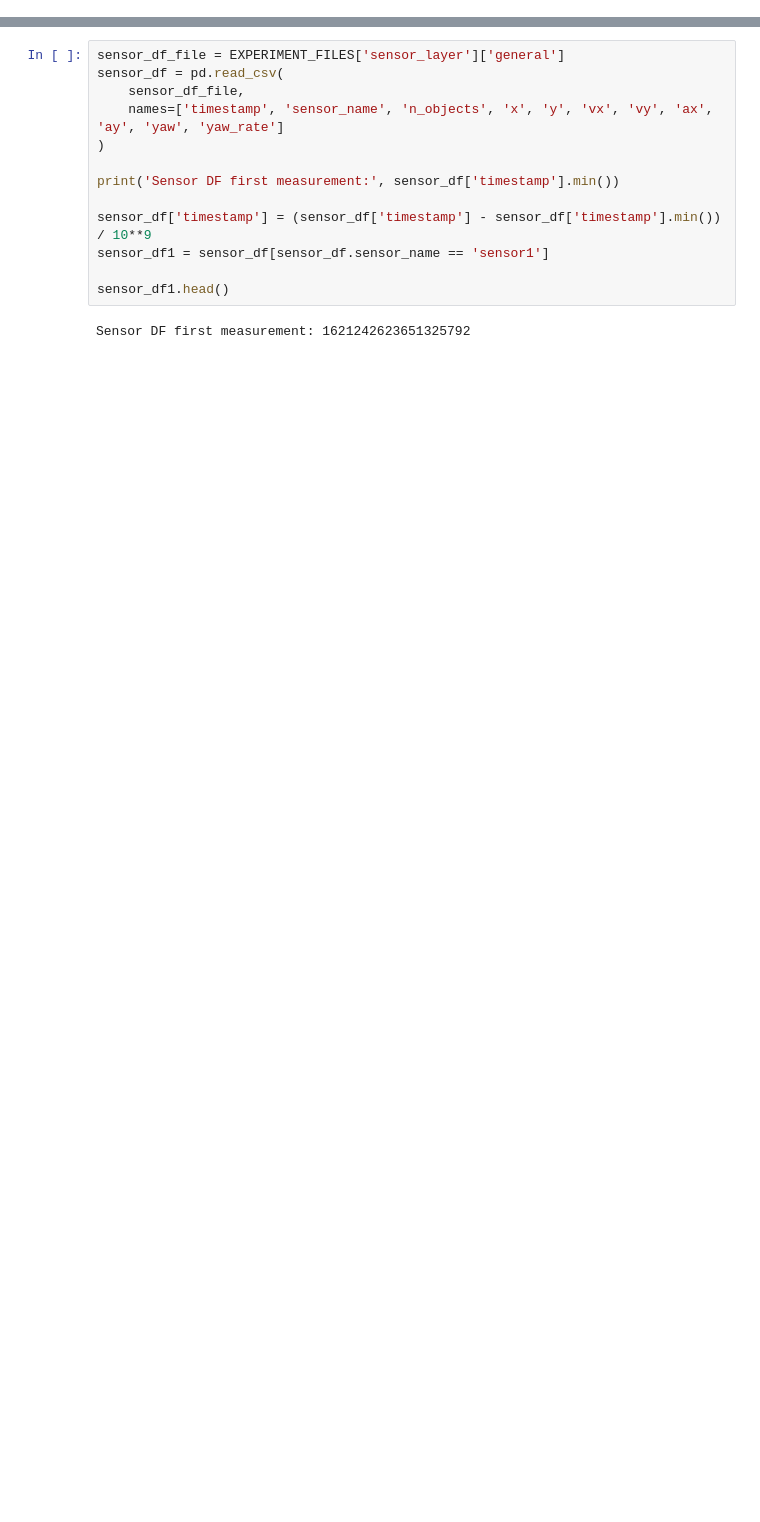
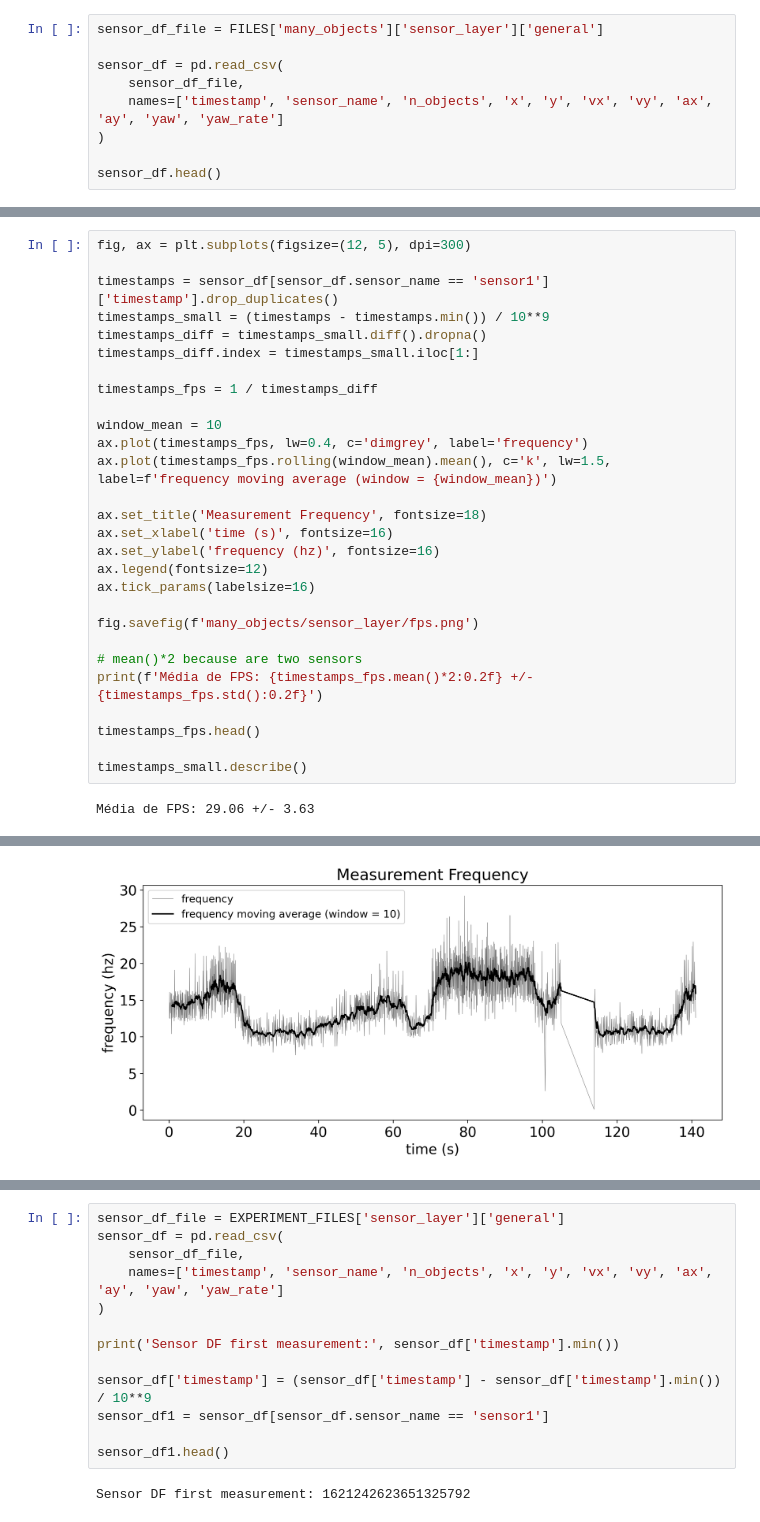
Before and after one commit to icaropires/objectlevel_fusion, a Jupyter notebook: experiments/carla/plots.ipynb, the cells around one changed output, grey strips where cells are left out. Cells and saved outputs as stored; diff of their text form; blank space fills up the shorter version.

```diff
--- a/experiments/carla/plots.ipynb
+++ b/experiments/carla/plots.ipynb
@@ -39,0 +49,9 @@ EXPERIMENT_FILES = FILES[EXPERIMENT_NAME]
+# %%
+sensor_df_file = FILES['many_objects']['sensor_layer']['general']
+
+sensor_df = pd.read_csv(
+    sensor_df_file,
+    names=['timestamp', 'sensor_name', 'n_objects', 'x', 'y', 'vx', 'vy', 'ax', 'ay', 'yaw', 'yaw_rate']
+)
+
+sensor_df.head()
@@ -39,0 +205,30 @@ EXPERIMENT_FILES = FILES[EXPERIMENT_NAME]
+# %%
+fig, ax = plt.subplots(figsize=(12, 5), dpi=300)
+
+timestamps = sensor_df[sensor_df.sensor_name == 'sensor1']['timestamp'].drop_duplicates()
+timestamps_small = (timestamps - timestamps.min()) / 10**9
+timestamps_diff = timestamps_small.diff().dropna()
+timestamps_diff.index = timestamps_small.iloc[1:]
+
+timestamps_fps = 1 / timestamps_diff
+
+window_mean = 10
+ax.plot(timestamps_fps, lw=0.4, c='dimgrey', label='frequency')
+ax.plot(timestamps_fps.rolling(window_mean).mean(), c='k', lw=1.5, label=f'frequency moving average (window = {window_mean})')
+
+ax.set_title('Measurement Frequency', fontsize=18)
+ax.set_xlabel('time (s)', fontsize=16)
+ax.set_ylabel('frequency (hz)', fontsize=16)
+ax.legend(fontsize=12)
+ax.tick_params(labelsize=16)
+
+fig.savefig(f'many_objects/sensor_layer/fps.png')
+
+# mean()*2 because are two sensors
+print(f'Média de FPS: {timestamps_fps.mean()*2:0.2f} +/- {timestamps_fps.std():0.2f}')
+
+timestamps_fps.head()
+
+timestamps_small.describe()
+# %% [output]
+Média de FPS: 29.06 +/- 3.63
@@ -39,0 +244 @@ EXPERIMENT_FILES = FILES[EXPERIMENT_NAME]
+[figure, added]
```
Also changed, not shown: parts of 17 cells of this notebook, 22 other files.
